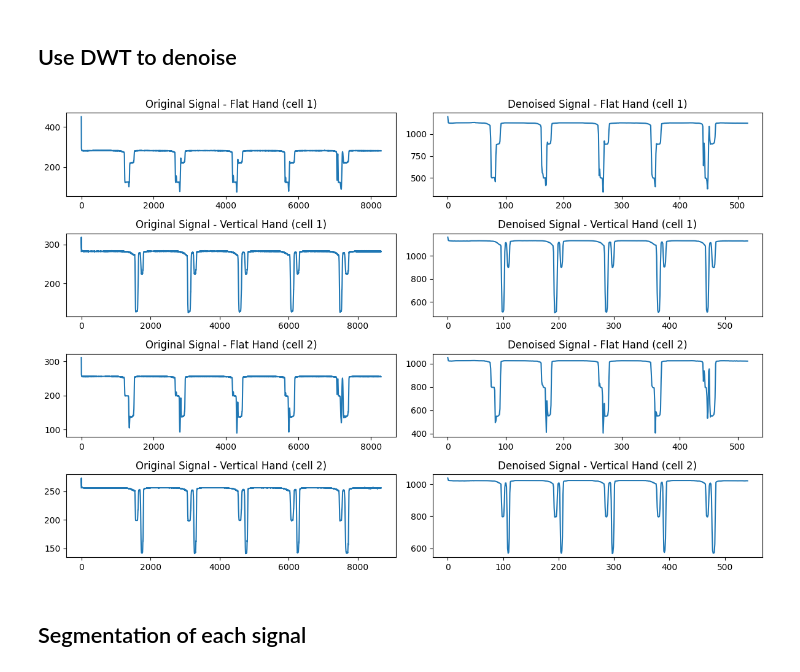
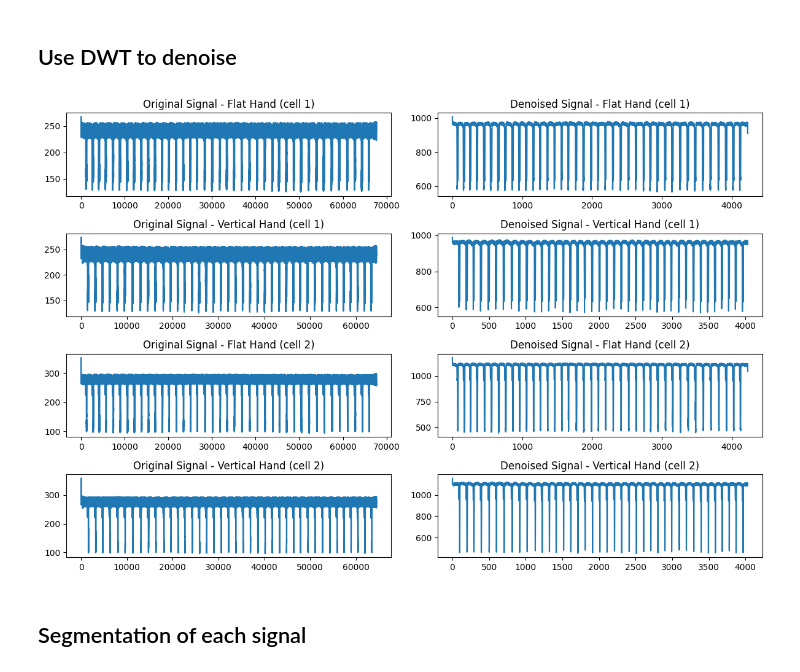
Before and after one commit to Dragonsky8/VLC_Lab_G4, a Jupyter notebook: Lab3/Processor.ipynb, the cells around one changed output. Cells and saved outputs as stored; diff of their text form; code cells hidden in the pictures.

Commit message:
40 movements per gestures now, add z-score before caluclating the statistic value

```diff
--- a/Lab3/Processor.ipynb
+++ b/Lab3/Processor.ipynb
@@ -105,35 +103,27 @@ SerialException: could not open port 'COM3': FileNotFoundError(2, '系统找不
 ## Load the CSV files for different gestures
 # %%
 # read the csv file
-df_1 = pd.read_csv('two_cells/flat_hand.csv')
-df_2 = pd.read_csv('two_cells/vertical_hand.csv')
+df_1 = pd.read_csv('final_dataset/flat_hand.csv')
+df_2 = pd.read_csv('final_dataset/vertical_hand.csv')
 
 # get the data of each solar cell
+cell_1_label = df_1['Gesture']
 solar_cell_1_flat = df_1['Cell 1']
 solar_cell_2_flat = df_1['Cell 2']
+cell_2_label = df_1['Gesture']
 solar_cell_1_vertical = df_2['Cell 1']
 solar_cell_2_vertical = df_2['Cell 2']
-# solar_cell_2 = df['Cell 2']
-# solar_cell_3 = df['Cell 3']
 
 # apply DWT for the current value of each solar cell
 coeffs_1_flat = pywt.wavedec(solar_cell_1_flat, 'haar', level=5) #coeffs_1[0] contains the first-level approximation coefficient of solar_cell_1, coeffs_1[1] contains the first-level detail coefficient of solar_cell_1
 coeffs_2_flat = pywt.wavedec(solar_cell_2_flat, 'haar', level=5)
 coeffs_1_vertical = pywt.wavedec(solar_cell_1_vertical, 'haar', level=5)
 coeffs_2_vertical = pywt.wavedec(solar_cell_2_vertical, 'haar', level=5)
-# coeffs_2 = pywt.wavedec(solar_cell_2, 'haar', level=5)
-# coeffs_3 = pywt.wavedec(solar_cell_3, 'haar', level=5)
-
-# cA5, cD5, cD4, cD3, cD2, cD1 = coeffs_1
-
-# print("Coefficients for solar_cell_1:", cA5)
-# print("Coefficients for solar_cell_2:", coeffs_2)
-# print("Coefficients for solar_cell_3:", coeffs_3)
 # %% [markdown]
 ## Use DWT to denoise
 # %%
 # should be changed based on reality
-threshold = 0.4
+threshold = 0.5
 
 # For cell 1
 approx_coeff_1_flat = coeffs_1_flat[0]
@@ -180,34 +170,34 @@ plt.plot(solar_cell_denoised_1_flat)
 plt.title('Denoised Signal - Flat Hand (cell 1)')
 
 plt.subplot(4, 2, 3)
 plt.plot(solar_cell_1_vertical)
 plt.title('Original Signal - Vertical Hand (cell 1)')
 
 plt.subplot(4, 2, 4)
 plt.plot(solar_cell_denoised_1_vertical)
 plt.title('Denoised Signal - Vertical Hand (cell 1)')
 
 plt.subplot(4, 2, 5)
 plt.plot(solar_cell_2_flat)
 plt.title('Original Signal - Flat Hand (cell 2)')
 
 plt.subplot(4, 2, 6)
 plt.plot(solar_cell_denoised_2_flat)
 plt.title('Denoised Signal - Flat Hand (cell 2)')
 
 plt.subplot(4, 2, 7)
 plt.plot(solar_cell_2_vertical)
 plt.title('Original Signal - Vertical Hand (cell 2)')
 
 plt.subplot(4, 2, 8)
 plt.plot(solar_cell_denoised_2_vertical)
 plt.title('Denoised Signal - Vertical Hand (cell 2)')
 
 
 plt.tight_layout()
 plt.show()
 # %% [output]
-[figure, old version]
+[figure, new version]
 # %% [markdown]
 ## Segmentation of each signal
 # %%
```
Also changed, not shown: parts of 5 cells of this notebook, 3 other files.
